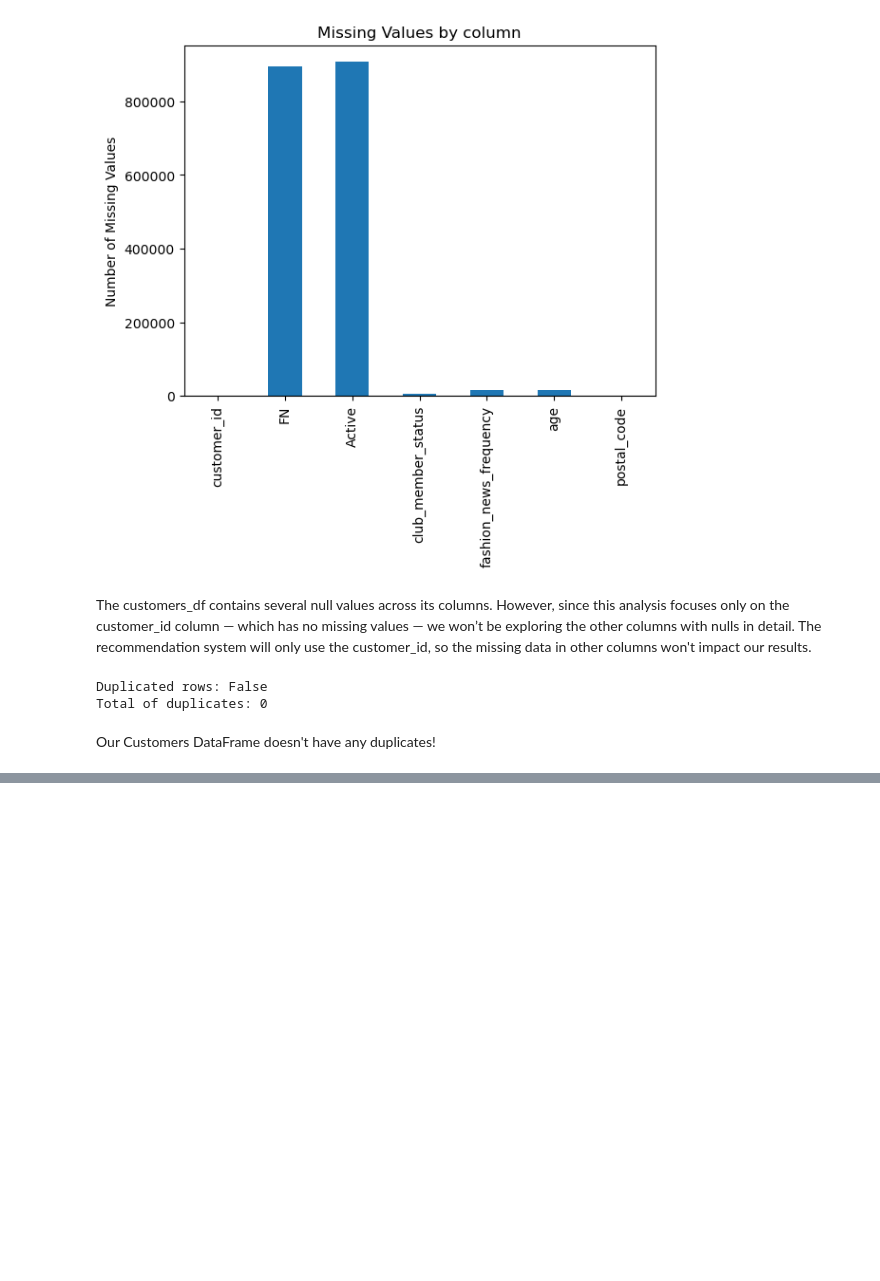
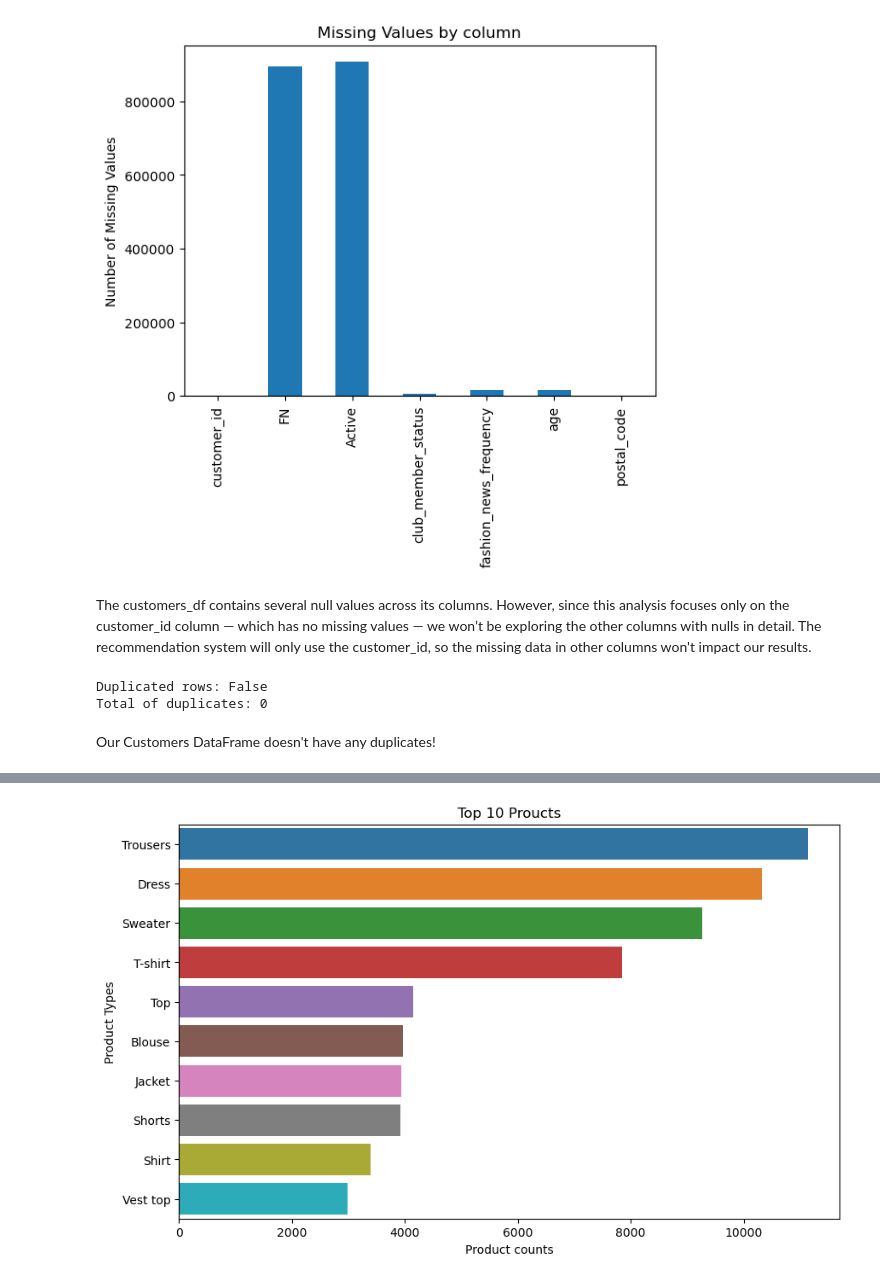
Before and after one commit to parisrahmani/HM-NLP-Recommender, a Jupyter notebook: notebooks/01-EDA-HM.ipynb, the cells around one changed output, grey strips where cells are left out. Cells and saved outputs as stored; diff of their text form; code cells hidden in the pictures; blank space fills up the shorter version.

```diff
--- a/notebooks/01-EDA-HM.ipynb
+++ b/notebooks/01-EDA-HM.ipynb
@@ -302,0 +539,14 @@ Our Customers DataFrame doesn't have any duplicates!
+# %%
+top_10_products = articles_df['product_type_name'].value_counts().head(10)
+
+
+plt.figure(figsize=(10,6))
+sns.barplot(x=top_10_products.values, y=top_10_products.index)
+
+# plt.xticks(rotation=90)
+plt.xlabel("Product counts")
+plt.ylabel("Product Types")
+plt.title("Top 10 Proucts")
+plt.show()
+# %% [output]
+[figure, added]
```
Also changed, not shown: parts of 39 cells of this notebook.
